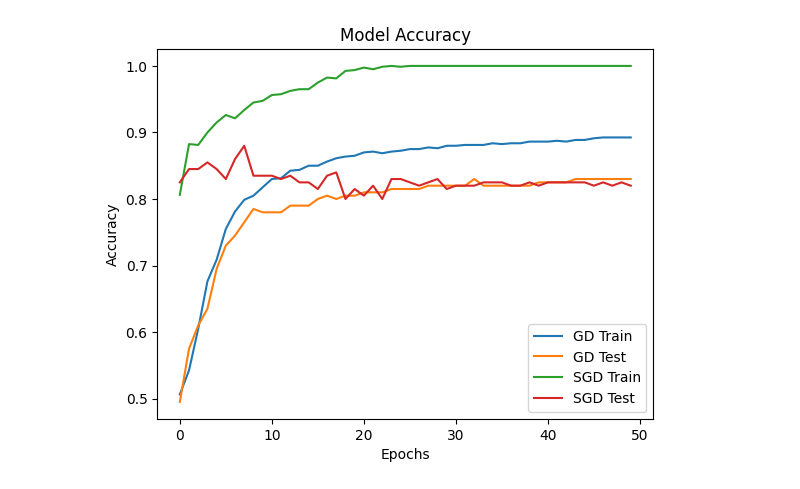
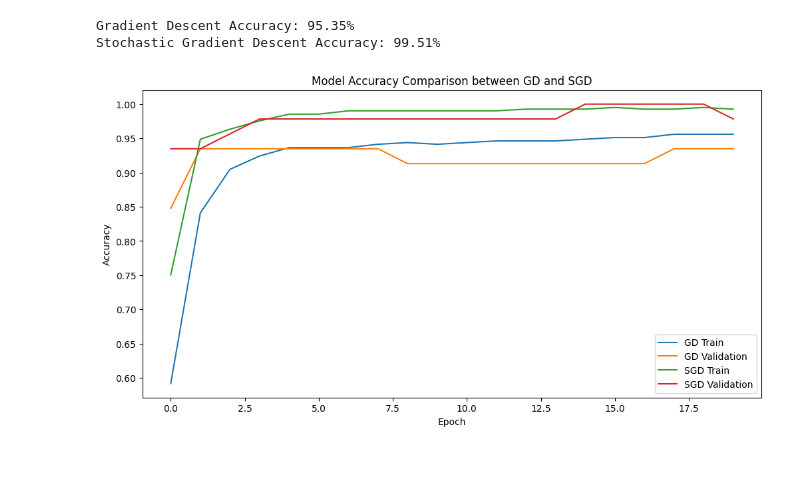
Before and after one commit to 1BM21AI091/DLL, a Jupyter notebook: Ques2.ipynb, the cells around one changed output. Saved outputs shown, nothing was run; the diff lists cells and outputs as text; code cells hidden in the pictures; blank space fills up the shorter version.

```diff
--- a/Ques2.ipynb
+++ b/Ques2.ipynb
@@ -40,12 +1,49 @@ history_SGD = train_with_SGD()
+# %%
+import tensorflow as tf
+from tensorflow.keras.models import Sequential
+from tensorflow.keras.layers import Dense
+from sklearn.datasets import load_breast_cancer
+from sklearn.model_selection import train_test_split
+from sklearn.preprocessing import StandardScaler
+
+X, y = load_breast_cancer(return_X_y=True)
+X_train, X_test, y_train, y_test = train_test_split(X, y, test_size=0.2, random_state=42)
+scaler = StandardScaler()
+X_train_scaled = scaler.fit_transform(X_train)
+X_test_scaled = scaler.transform(X_test)
+
+def train_model(optimizer):
+    model = Sequential([
+        Dense(128, activation='relu', input_shape=(X_train.shape[1],)),
+        Dense(64, activation='relu'),
+        Dense(1, activation='sigmoid')
+    ])
+    model.compile(optimizer=optimizer, loss='binary_crossentropy', metrics=['accuracy'])
+    history = model.fit(X_train_scaled, y_train, epochs=20, batch_size=32, validation_split=0.1, verbose=0)
+    return history
+
+history_gd = train_model('sgd')
+history_sgd = train_model('adam')
+
+print("Gradient Descent Accuracy: {:.2f}%".format(accuracy_gd))
+print("Stochastic Gradient Descent Accuracy: {:.2f}%".format(accuracy_sgd))
+# %% [output]
+Gradient Descent Accuracy: 95.35%
+Stochastic Gradient Descent Accuracy: 99.51%
 # %%
-plt.plot(history_GD.history['accuracy'], label='GD Train')
-plt.plot(history_GD.history['val_accuracy'], label='GD Test')
-plt.plot(history_SGD.history['accuracy'], label='SGD Train')
-plt.plot(history_SGD.history['val_accuracy'], label='SGD Test')
-plt.title('Model Accuracy')
-plt.xlabel('Epochs')
+import matplotlib.pyplot as plt
+plt.figure(figsize=(12, 6))
+
+plt.plot(history_gd.history['accuracy'], label='GD Train')
+plt.plot(history_gd.history['val_accuracy'], label='GD Validation')
+
+plt.plot(history_sgd.history['accuracy'], label='SGD Train')
+plt.plot(history_sgd.history['val_accuracy'], label='SGD Validation')
+
+plt.title('Model Accuracy Comparison between GD and SGD')
+plt.xlabel('Epoch')
 plt.ylabel('Accuracy')
 plt.legend()
 plt.show()
 # %% [output]
-[figure, old version]
+[figure, new version]
```
Also changed, not shown: parts of 4 cells of this notebook, 1 other file.
